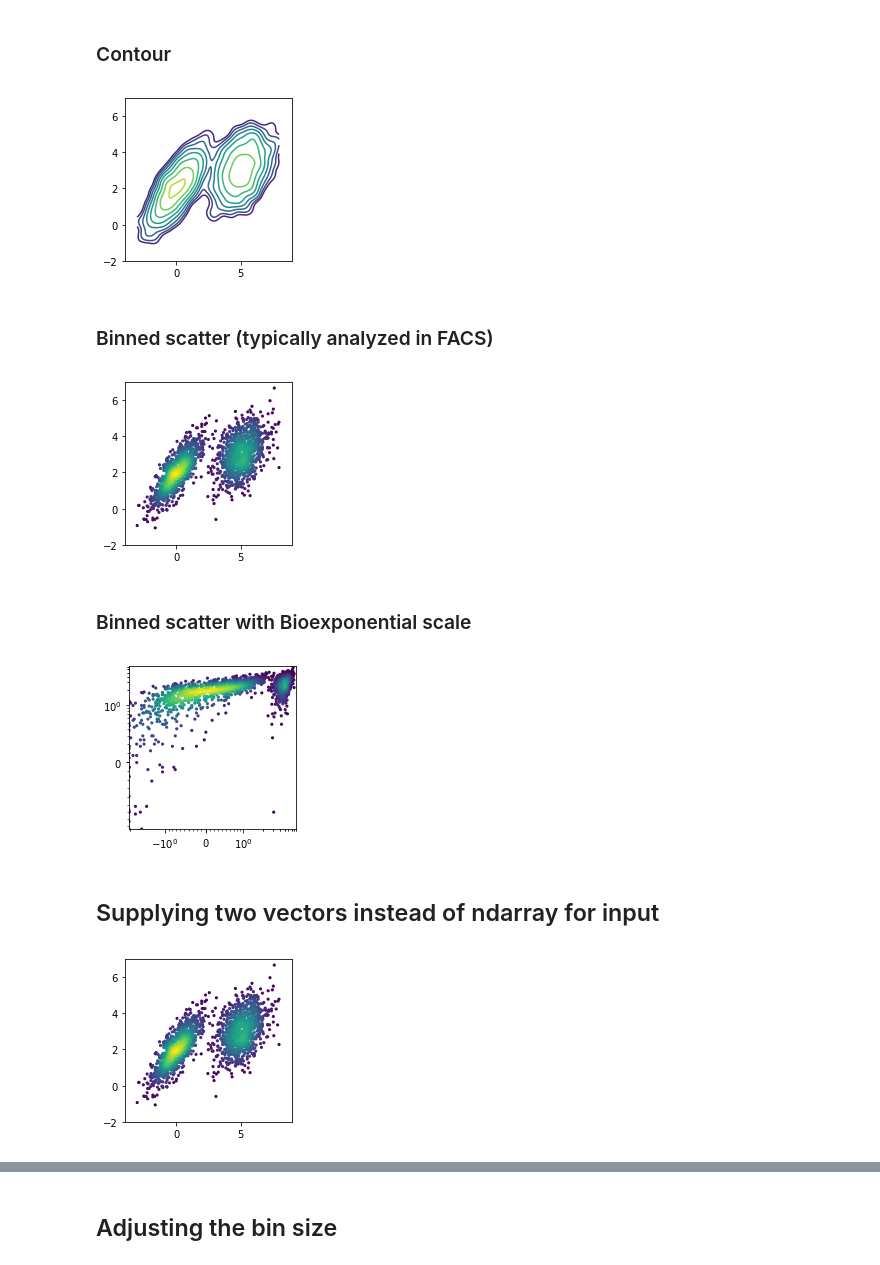
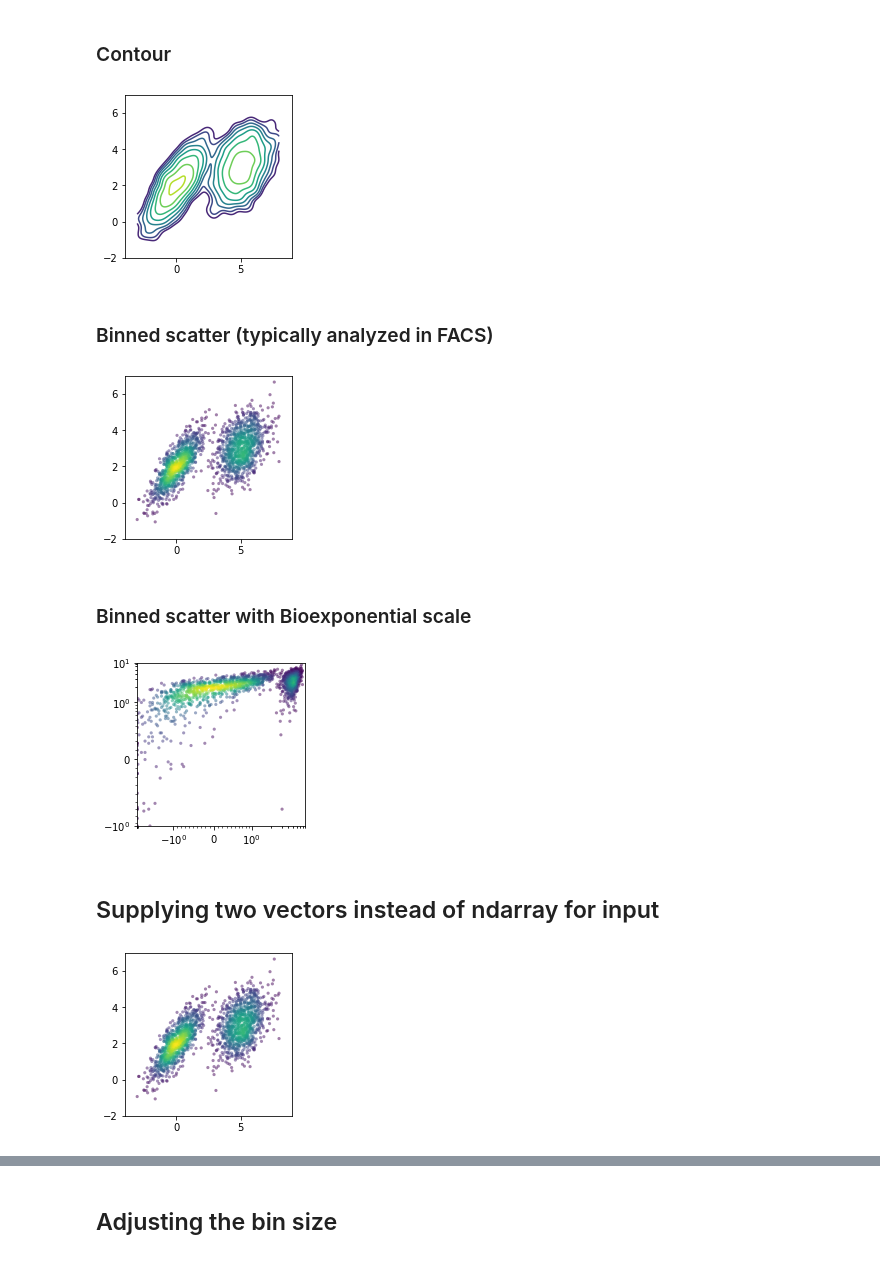
Before and after one commit to xuesoso/DensityPlot, a Jupyter notebook: tutorial.ipynb, the cells around one changed output, grey strips where cells are left out. Cells and saved outputs as stored; diff of their text form; code cells hidden in the pictures.

```diff
--- a/tutorial.ipynb
+++ b/tutorial.ipynb
@@ -43,30 +45,30 @@ fig, ax = density2d(combined, alpha=0.03,
 # %% [markdown]
 ### Contour
 # %%
-fig, ax = density2d(combined, alpha=0.03, s=10, mode='contour',
+fig, ax = density2d(combined, alpha=0.03, mode='contour',
                     xlim=(-4, 9), ylim=(-2, 7), bins=300, logz=True)
 # %% [output]
-[figure, old version]
+[figure, new version]
 # %% [markdown]
 ### Binned scatter (typically analyzed in FACS)
 # %%
-fig, ax = density2d(combined, alpha=0.03, s=10, mode='scatter',
+fig, ax = density2d(combined, alpha=0.5, mode='scatter',
                     xlim=(-4, 9), ylim=(-2, 7))
 # %% [output]
-[figure, old version]
+[figure, new version]
 # %% [markdown]
 ### Binned scatter with Bioexponential scale
 # %%
-fig, ax = density2d(combined, alpha=0.03, s=10, mode='scatter',
+fig, ax = density2d(combined, alpha=0.5, mode='scatter',
                     xlim=(-4, 9), ylim=(-2, 8), xscale='biexp', yscale='biexp')
 # %% [output]
-[figure, old version]
+[figure, new version]
 # %% [markdown]
 ## Supplying two vectors instead of ndarray for input
 # %%
 x = combined[:, 0]
 y = combined[:, 1]
-fig, ax = density2d(x=x, y=y, alpha=0.03, s=10, mode='scatter',
+fig, ax = density2d(x=x, y=y, alpha=0.5, mode='scatter',
                     xlim=(-4, 9), ylim=(-2, 7))
 # %% [output]
-[figure, old version]
+[figure, new version]
```
Also changed, not shown: parts of 18 cells of this notebook, 9 other files.
